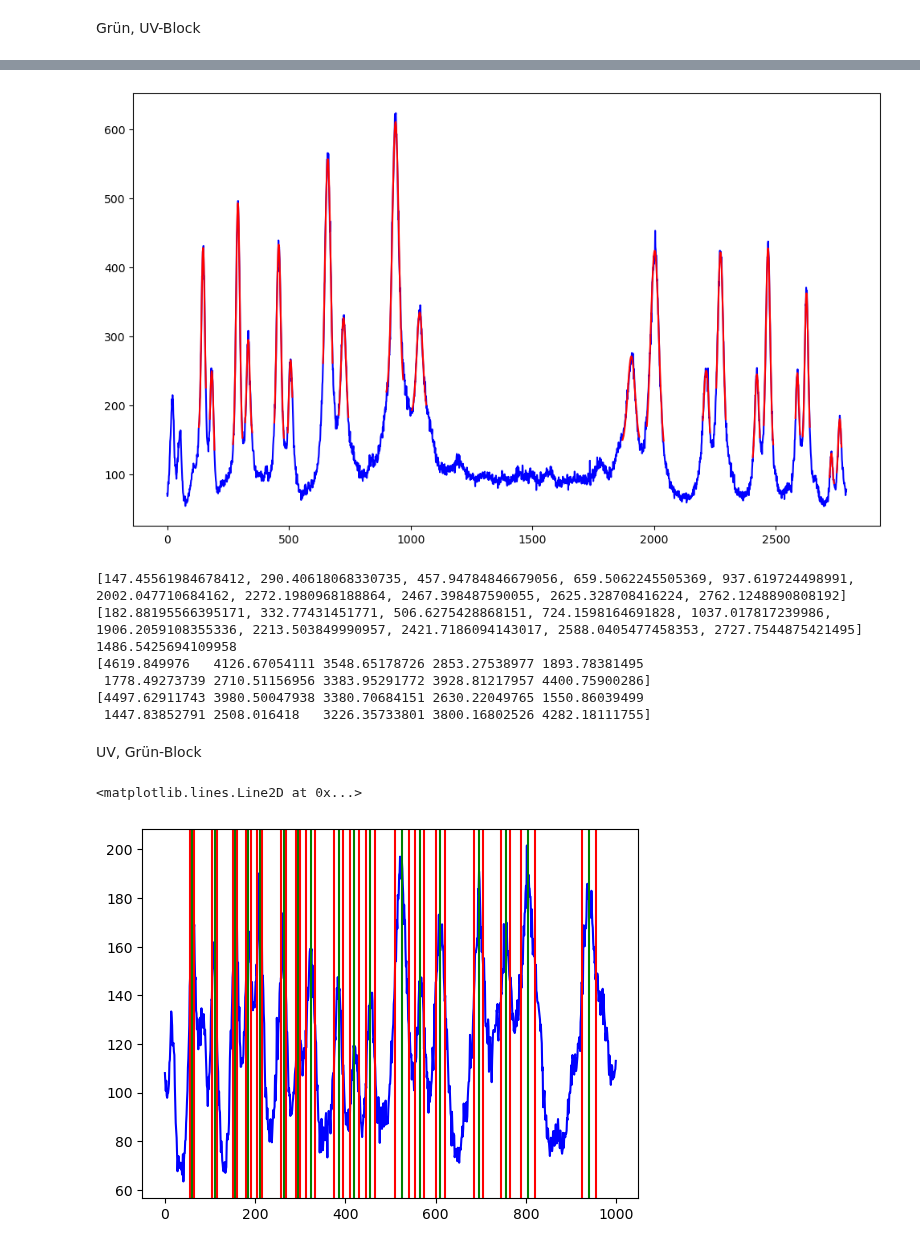
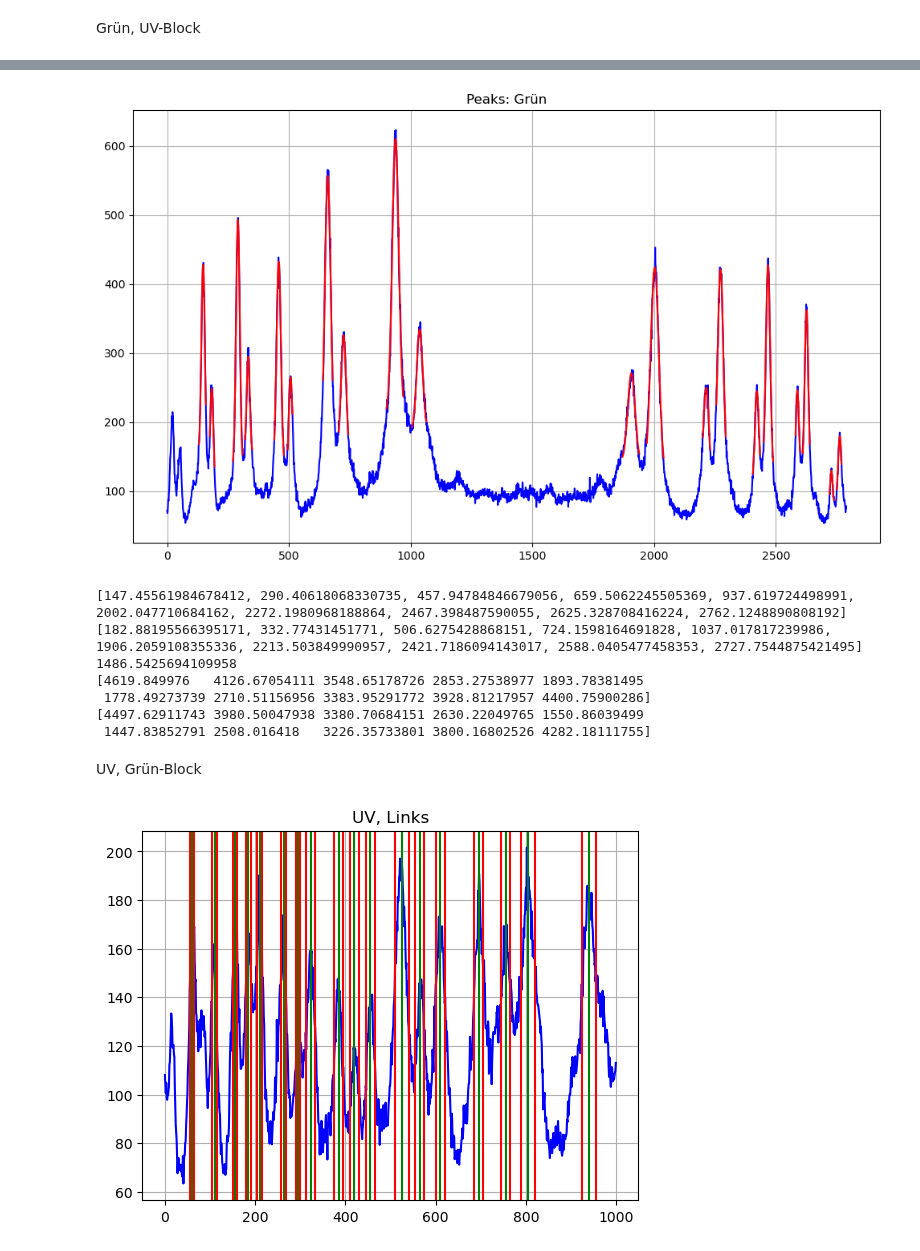
Before and after one commit to MRNock04/P3, a Jupyter notebook: Hyperfeinstruktur/Auswertung.ipynb, the cells around one changed output, grey strips where cells are left out. Drawn from its saved outputs; the diff is of its cells as text; code cells hidden in the pictures.

```diff
--- a/Hyperfeinstruktur/Auswertung.ipynb
+++ b/Hyperfeinstruktur/Auswertung.ipynb
@@ -454,7 +460,7 @@ plt.figure(figsize=(12,7))
 plt.plot( gruen[0] , gruen[1] , color="blue" )
 
 # # g: grün, UV-Filter
-# # speichere alle Fit-results in fit_res_g liste
+# # speichere alle Fit-results in fit_res_gg, fit_res_gk listen
 # # die fits gehen von links nach rechts die peaks durch, genau wie start_stop, params
 fit_res_gg = []
 fit_res_gk = []
@@ -487,6 +493,8 @@ fit_mitte_rechts_g = opt.curve_fit( gauss , gruen[0][1760:1800] , gruen[1][1760:
 # plt.plot(gruen[0][1165:1225] , [ gauss(x , fit_mitte_links_g[0][0] , fit_mitte_links_g[0][1] , fit_mitte_links_g[0][2] , fit_mitte_links_g[0][3] ) for x in gruen[1][1165:1225]], color="green")
 # plt.plot(gruen[0][1760:1800] , [ gauss(x , fit_mitte_rechts_g[0][0] , fit_mitte_rechts_g[0][1] , fit_mitte_rechts_g[0][2] , fit_mitte_rechts_g[0][3] ) for x in gruen[1][1760:1800]], color="green")
 # print(fit_mitte_rechts_g)
+plt.grid()
+plt.title("Peaks: Grün")
 plt.show()
 
 print(gg_pos)
@@ -502,7 +510,7 @@ gk_pos = np.abs(gk_pos - mitte_g) * 3.45
 print(gg_pos)
 print(gk_pos)
 # %% [output]
-[figure, old version]
+[figure, new version]
 [147.45561984678412, 290.40618068330735, 457.94784846679056, 659.5062245505369, 937.619724498991, 2002.047710684162, 2272.1980968188864, 2467.398487590055, 2625.328708416224, 2762.1248890808192]
 [182.88195566395171, 332.77431451771, 506.6275428868151, 724.1598164691828, 1037.017817239986, 1906.2059108355336, 2213.503849990957, 2421.7186094143017, 2588.0405477458353, 2727.7544875421495]
 1486.5425694109958
@@ -566,32 +574,35 @@ plt.axvline(x=333, color="red")
 plt.axvline(x=385, color="green")
 plt.axvline(x=375, color="red")
 plt.axvline(x=395, color="red")
 
 # # # 5. Links, außen
 plt.axvline(x=185, color="green")
 plt.axvline(x=180, color="red")
 plt.axvline(x=190, color="red")
 # # # 5. Links, mitte
 plt.axvline(x=210, color="green")
 plt.axvline(x=205, color="red")
 plt.axvline(x=215, color="red")
 # # # 5. Links, innen
 plt.axvline(x=263, color="green")
 plt.axvline(x=258, color="red")
 plt.axvline(x=268, color="red")
 
 # # 6. Links, außen
 plt.axvline(x=60, color="green")
 plt.axvline(x=55, color="red")
 plt.axvline(x=65, color="red")
 # # # 6. Links, mitte
 plt.axvline(x=110, color="green")
 plt.axvline(x=105, color="red")
 plt.axvline(x=115, color="red")
 # # # 6. Links, innen
 plt.axvline(x=155, color="green")
 plt.axvline(x=150, color="red")
 plt.axvline(x=160, color="red")
+
+plt.grid()
+plt.title("UV, Links")
+plt.show()
 # %% [output]
-<matplotlib.lines.Line2D at 0x...>
-[figure, old version]
+[figure, new version]
```
Also changed, not shown: parts of 10 cells of this notebook.
